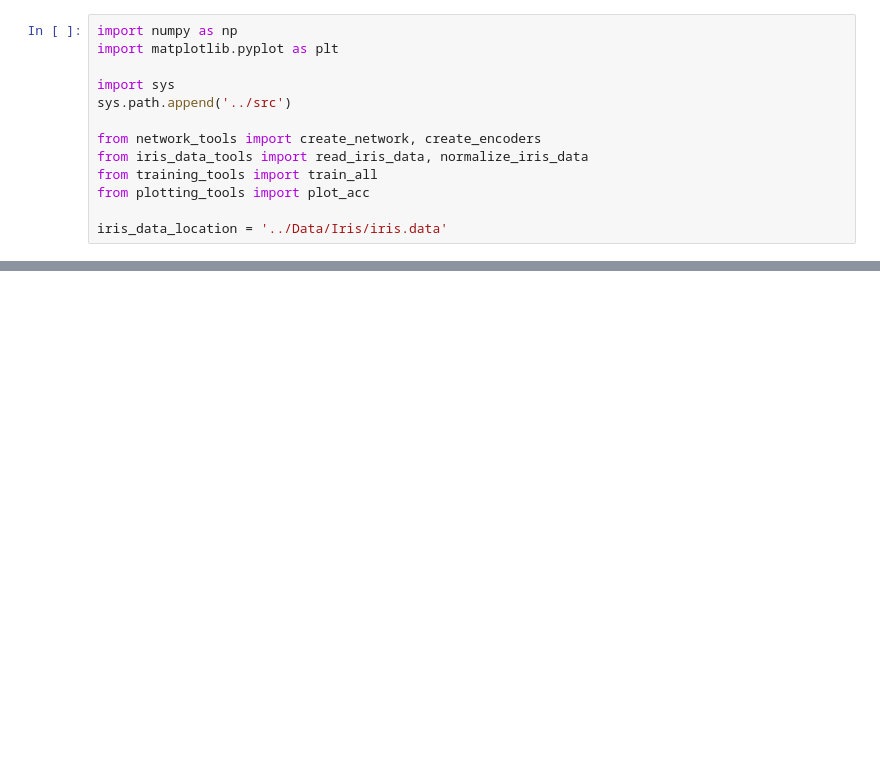
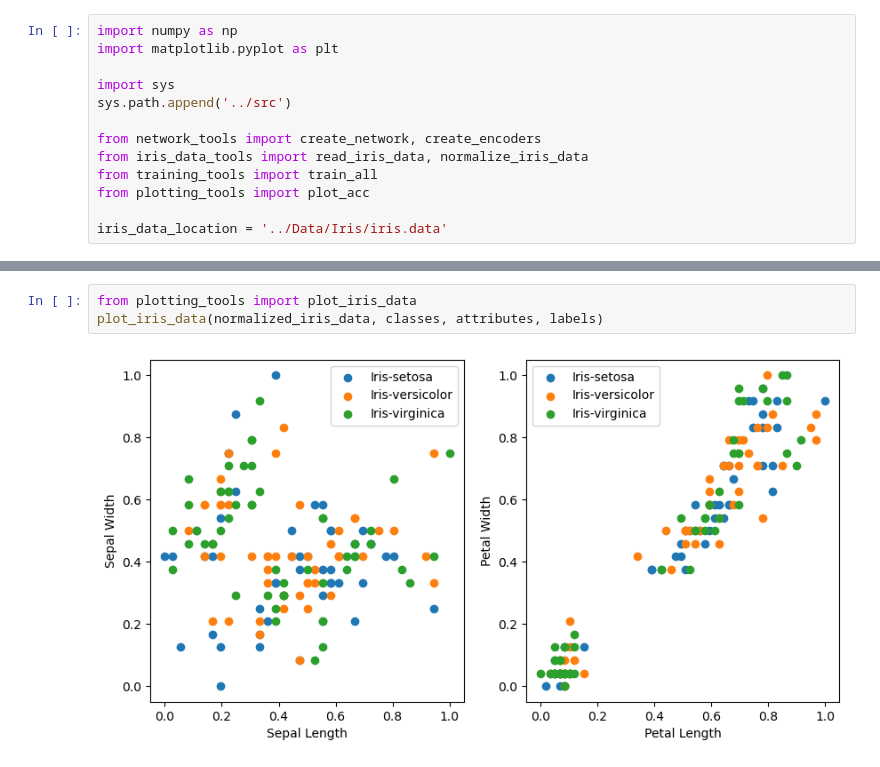
Before and after one commit to rfebbo/SNN_DPE, a Jupyter notebook: demonstration/06_training_test.ipynb, the cells around one changed output, grey strips where cells are left out. Saved outputs shown, nothing was run; the diff lists cells and outputs as text; blank space fills up the shorter version.

```diff
--- a/demonstration/06_training_test.ipynb
+++ b/demonstration/06_training_test.ipynb
@@ -41,0 +51,5 @@ average steady state t = 31.686666666666667
+# %%
+from plotting_tools import plot_iris_data
+plot_iris_data(normalized_iris_data, classes, attributes, labels)
+# %% [output]
+[figure, added]
```
Also changed, not shown: parts of 4 cells of this notebook, 2 other files.
